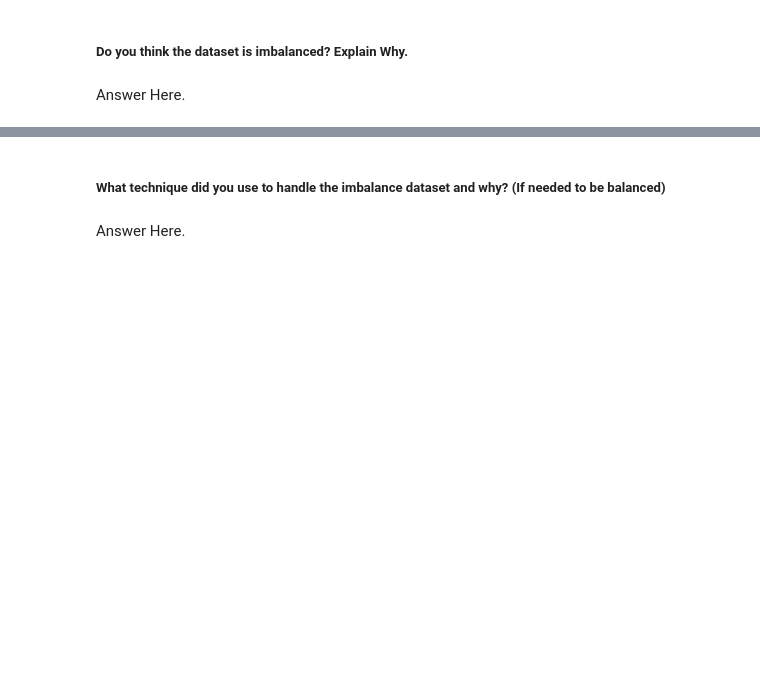
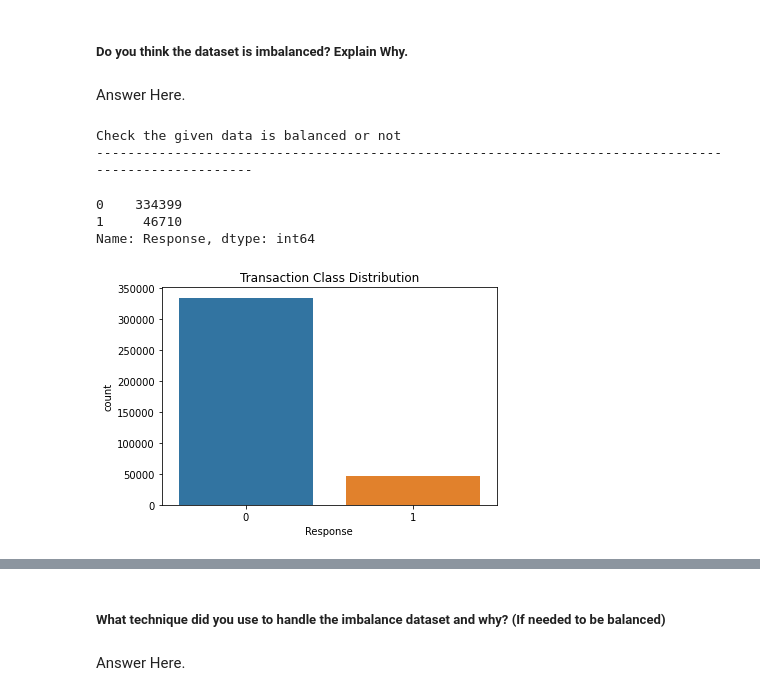
Before and after one commit to Asif-Ansari-bbl/HEALTH-INSURENCE-CROSS-SELL-PREDICTION, a Jupyter notebook: HEALTH_INSURANCE_GROSS_SELL_PREDICTION.ipynb, the cells around one changed output, grey strips where cells are left out. Drawn from its saved outputs; the diff is of its cells as text; code cells hidden in the pictures; blank space fills up the shorter version.

```diff
--- a/HEALTH_INSURANCE_GROSS_SELL_PREDICTION.ipynb
+++ b/HEALTH_INSURANCE_GROSS_SELL_PREDICTION.ipynb
@@ -1292,5 +1286,7 @@ Answer Here.
 ##### Which dimensionality reduction technique have you used and why? (If dimensionality reduction done on dataset.)
 # %% [markdown]
 Answer Here.
+# %%
+df.drop(['Driving_License'],axis =1,inplace=True)
 # %% [markdown]
 ### 8. Data Splitting
@@ -1310,0 +1313,16 @@ Answer Here.
+# %%
+# Handling Imbalanced Dataset
+print('Check the given data is balanced or not')
+
+print('--'*50)
+plt.title("Response class Distribution")
+sns.countplot(df['Response'])
+plt.title("Transaction Class Distribution")
+df['Response'].value_counts()
+# %% [output]
+Check the given data is balanced or not
+----------------------------------------------------------------------------------------------------
+0    334399
+1     46710
+Name: Response, dtype: int64
+[figure, added]
```
Also changed, not shown: parts of 25 cells of this notebook.
